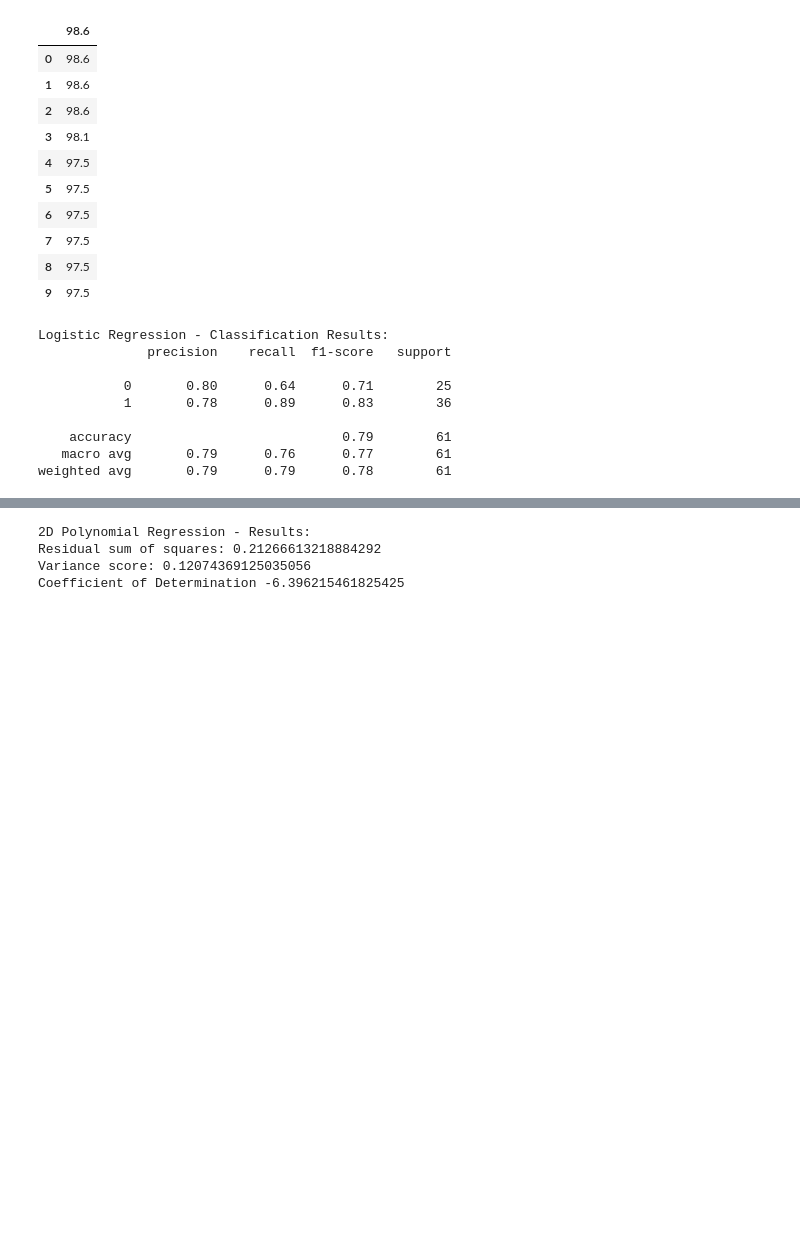
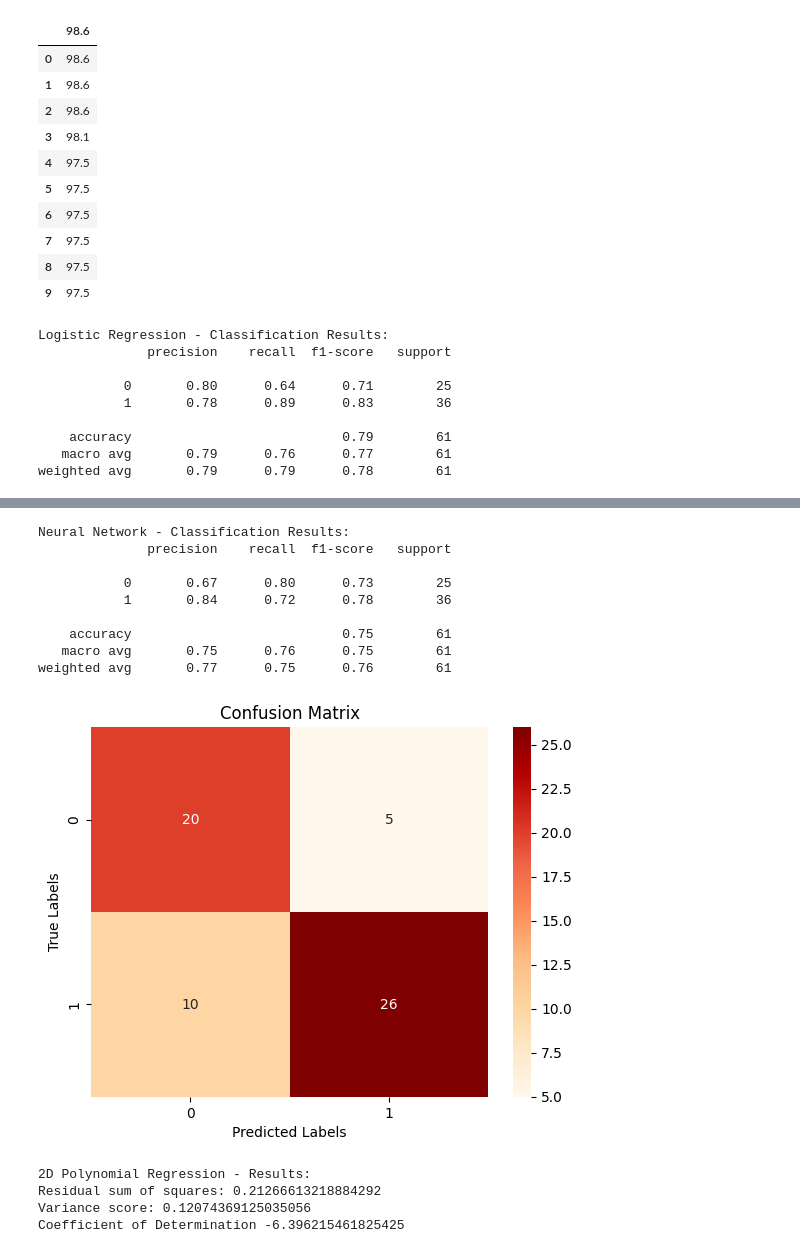
Before and after one commit to amnatasneem/machine-learning-fall-2023-final-project, a Jupyter notebook: Project.ipynb, the cells around one changed output, grey strips where cells are left out. Cells and saved outputs as stored; diff of their text form; code cells hidden in the pictures; blank space fills up the shorter version.

Commit message:
Plotted confusion matrix, moved import and from statements to top

```diff
--- a/Project.ipynb
+++ b/Project.ipynb
@@ -89,19 +96,19 @@ Logistic Regression - Classification Results:
 weighted avg       0.79      0.79      0.78        61
 # %%
 # Neural network
-def create_nn_model():
-    model = Sequential()
-    model.add(Dense(10, input_dim=X_train_class_scaled.shape[1], activation="relu"))
-    model.add(Dense(1, activation="sigmoid"))
-    model.compile(optimizer="adam", loss="binary_crossentropy", metrics=["accuracy"])
-    return model
+model = tf.keras.models.Sequential([
+    tf.keras.layers.Dense(10, input_dim=X_train_class_scaled.shape[1], activation="relu"),
+    tf.keras.layers.Dense(16, input_dim=X_train_class_scaled.shape[1], activation="relu"),
+    tf.keras.layers.Dense(32, input_dim=X_train_class_scaled.shape[1], activation="relu"),
+    tf.keras.layers.Dense(1, activation="sigmoid")
+])
 
-nn_model = KerasClassifier(build_fn=create_nn_model, epochs=10, batch_size=32, verbose=0)
-nn_model.fit(X_train_class_scaled, y_train_class)
-y_pred_nn = nn_model.predict(X_test_class_scaled)
+model.compile(optimizer="adam", loss="binary_crossentropy", metrics=["accuracy"])
 
-# Print neural network classification results
-print("Neural Network - Classification Results:")
-print(confusion_matrix(y_test_class, y_pred_nn))
-print(classification_report(y_test_class, y_pred_nn))
+# Train model
+model.fit(X_train_class_scaled, y_train_class, epochs=10, batch_size=32, verbose=0)
+
+# Evaluate model on test set
+y_pred_class = model.predict(X_test_class_scaled)
+y_pred_labels = (y_pred_class > 0.5).astype(int)
 # %% [output]
@@ -119 +117,24 @@ weighted avg       0.68      0.67      0.67        61
+# %%
+# Print neural network classification results
+print("Neural Network - Classification Results:")
+print(classification_report(y_test_class, y_pred_labels))
+
+# Plot confusion matrix
+conf_matrix = confusion_matrix(y_test_class, y_pred_labels)
+sns.heatmap(conf_matrix, annot=True, fmt='d', cmap='OrRd')
+plt.xlabel('Predicted Labels')
+plt.ylabel('True Labels')
+plt.title('Confusion Matrix')
+plt.show()
+# %% [output]
+Neural Network - Classification Results:
+              precision    recall  f1-score   support
+
+           0       0.67      0.80      0.73        25
+           1       0.84      0.72      0.78        36
+
+    accuracy                           0.75        61
+   macro avg       0.75      0.76      0.75        61
+weighted avg       0.77      0.75      0.76        61
+[figure, added]
 # %%
```
Also changed, not shown: parts of 5 cells of this notebook.
